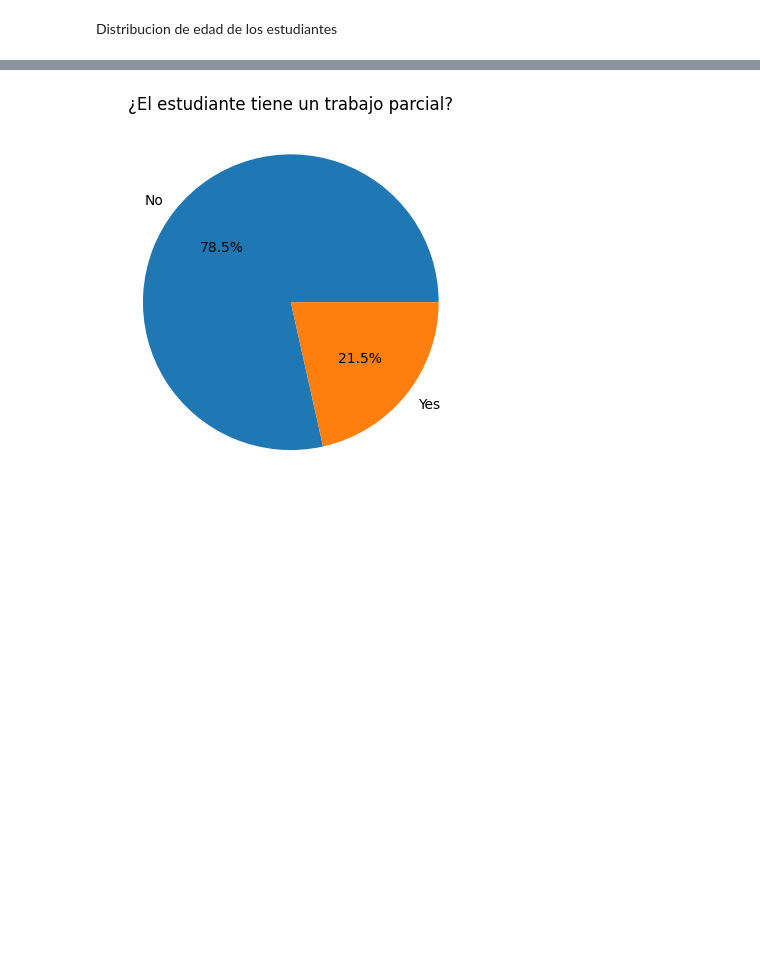
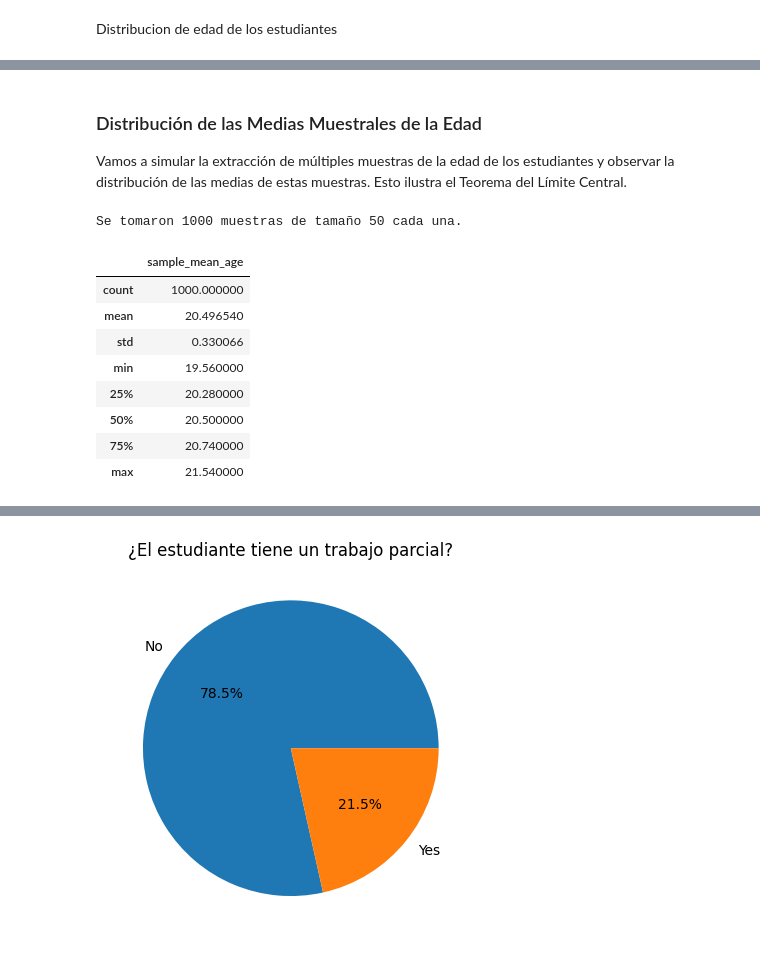
Before and after one commit to mnahuelanca/TpFinalEstadistica-Probabilidad, a Jupyter notebook: index.ipynb, the cells around one changed output, grey strips where cells are left out. Saved outputs shown, nothing was run; the diff lists cells and outputs as text; code cells hidden in the pictures; blank space fills up the shorter version.

```diff
--- a/index.ipynb
+++ b/index.ipynb
@@ -180,3 +178,39 @@ df['age'].value_counts().sort_index()
 | 23 | 119 |
 | 24 | 134 |
 dtype: int64
+# %% [markdown]
+### Distribución de las Medias Muestrales de la Edad
+
+Vamos a simular la extracción de múltiples muestras de la edad de los estudiantes y observar la distribución de las medias de estas muestras. Esto ilustra el Teorema del Límite Central.
+# %%
+# Parámetros de la simulación de muestreo
+num_samples = 1000 # Número de muestras a tomar
+sample_size = 50   # Tamaño de cada muestra
+
+# Lista para almacenar las medias de las muestras
+sample_means = []
+
+# Realizar la simulación de muestreo
+for _ in range(num_samples):
+    # Tomar una muestra aleatoria con reemplazo
+    sample = df['age'].sample(n=sample_size, replace=True)
+    # Calcular la media de la muestra y almacenarla
+    sample_means.append(sample.mean())
+
+# Convertir la lista de medias a un DataFrame para facilitar la visualización
+sample_means_df = pd.DataFrame({'sample_mean_age': sample_means})
+
+print(f"Se tomaron {num_samples} muestras de tamaño {sample_size} cada una.")
+
+display(sample_means_df.describe())
+# %% [output]
+Se tomaron 1000 muestras de tamaño 50 cada una.
+|  | sample_mean_age |
+| count | 1000.000000 |
+| mean | 20.496540 |
+| std | 0.330066 |
+| min | 19.560000 |
+| 25% | 20.280000 |
+| 50% | 20.500000 |
+| 75% | 20.740000 |
+| max | 21.540000 |
```
Also changed, not shown: parts of 25 cells of this notebook, 1 other file.
